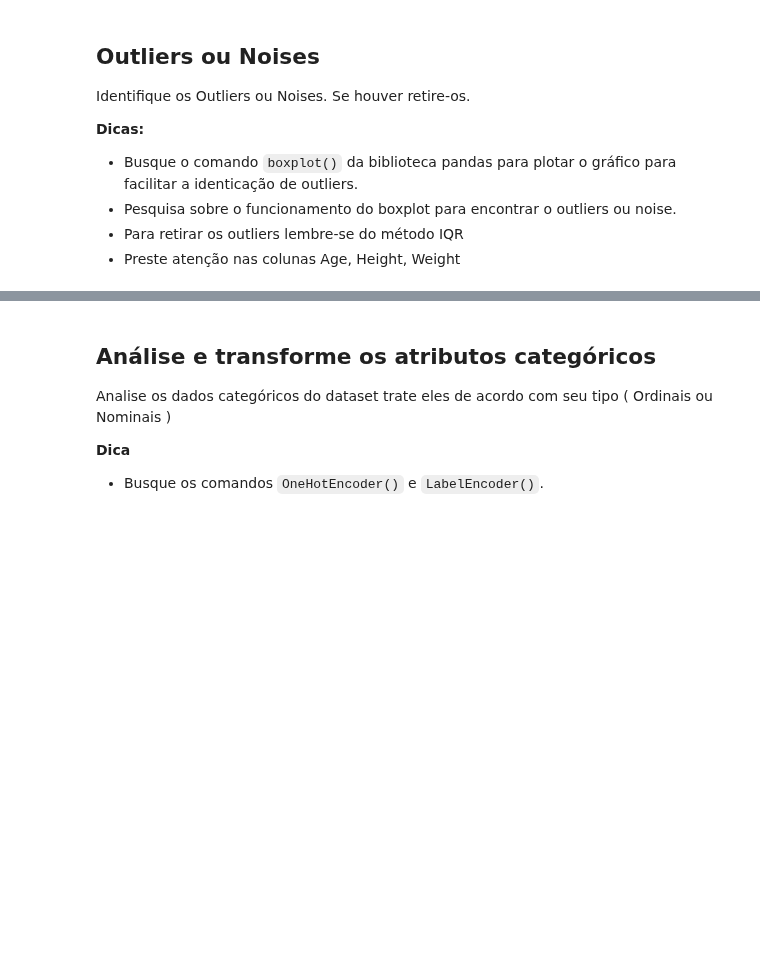
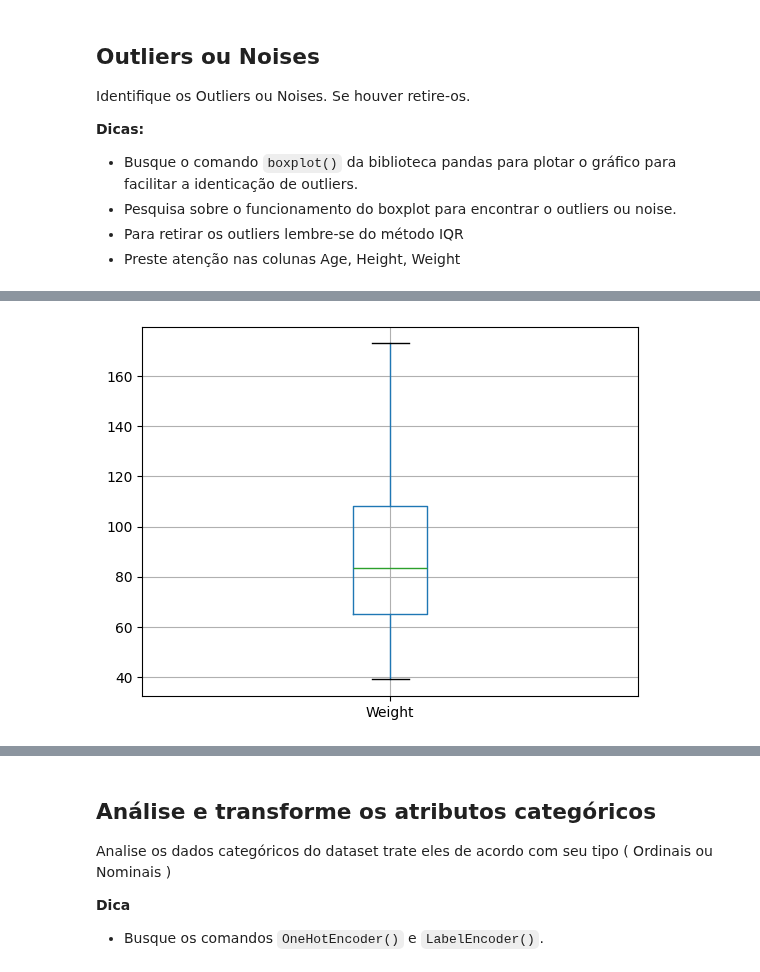
Before and after one commit to Mr-Barros/ENG4502, a Jupyter notebook: Assignment1/Notebook_PreProcessamento_KNN.ipynb, the cells around one changed output, grey strips where cells are left out. Saved outputs shown, nothing was run; the diff lists cells and outputs as text; code cells hidden in the pictures; blank space fills up the shorter version.

```diff
--- a/Assignment1/Notebook_PreProcessamento_KNN.ipynb
+++ b/Assignment1/Notebook_PreProcessamento_KNN.ipynb
@@ -115,0 +136,12 @@ Identifique os Outliers ou Noises. Se houver retire-os.
+# %%
+height = height['Height']
+Q1 = height.quantile(0.25)
+Q3 = height.quantile(0.75)
+IQR = Q3 - Q1
+df = df[(df['Height'] < (Q3 + 1.5*IQR)) & (df['Height'] > (Q1 - 1.5*IQR))]
+# %%
+weight = df[['Weight']]
+weight.boxplot()
+plt.show()
+# %% [output]
+[figure, added]
```
Also changed, not shown: parts of 7 cells of this notebook.
